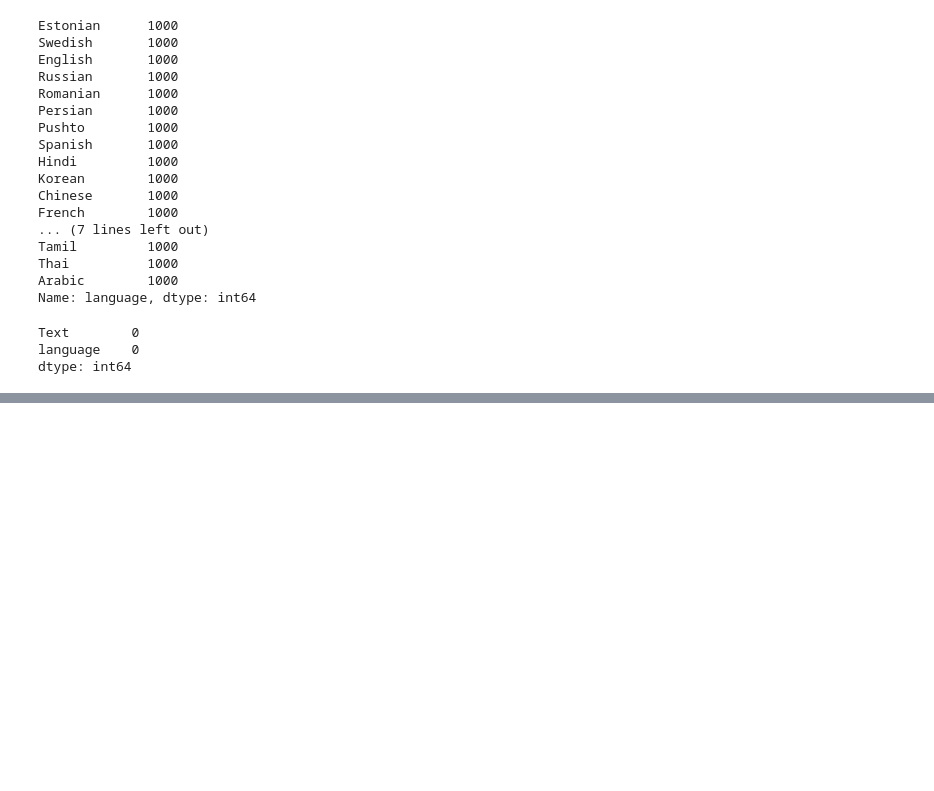
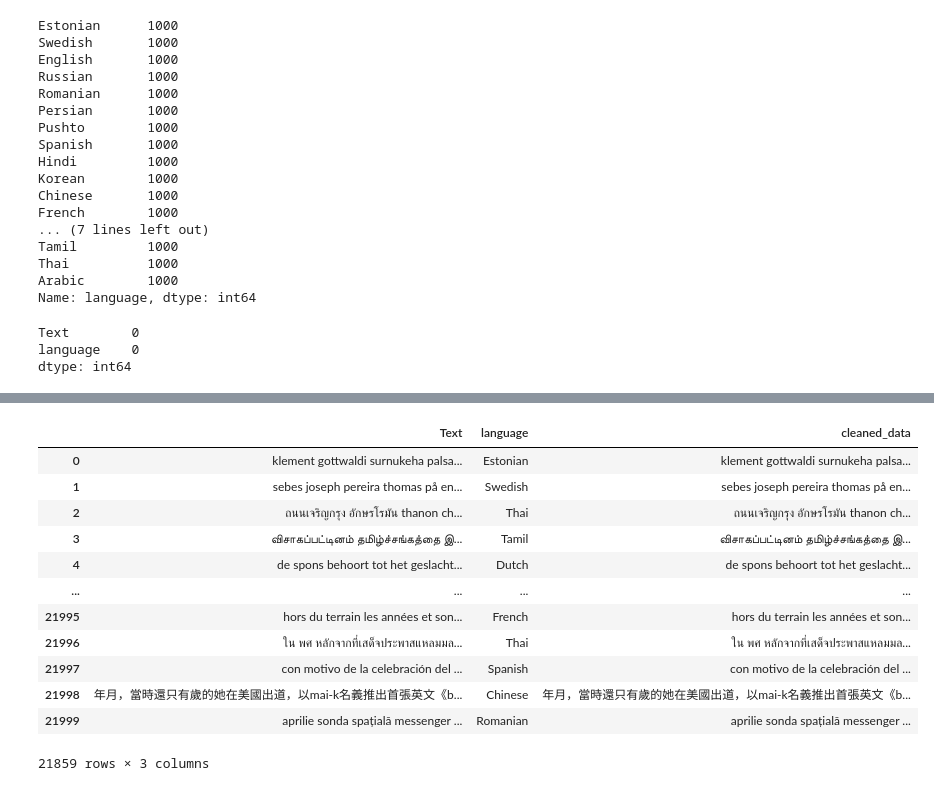
Before and after one commit to usman3721/Language-detector, a Jupyter notebook: main.ipynb, the cells around one changed output, grey strips where cells are left out. Saved outputs shown, nothing was run; the diff lists cells and outputs as text; code cells hidden in the pictures; blank space fills up the shorter version.

```diff
--- a/main.ipynb
+++ b/main.ipynb
@@ -62,6 +80,3 @@ df1.isnull().sum()
 Text        0
 language    0
 dtype: int64
-# %%
-x=np.array(df1["Text"])
-y=np.array(df1["language"])
@@ -188,0 +123,17 @@ result
+# %%
+data["cleaned_data"]=data["Text"].apply(lambda x:data_cleaner(x))
+data
+# %% [output]
+|  | Text | language | cleaned_data |
+| 0 | klement gottwaldi surnukeha palsa... | Estonian | klement gottwaldi surnukeha palsa... |
+| 1 | sebes joseph pereira thomas på en... | Swedish | sebes joseph pereira thomas på en... |
+| 2 | ถนนเจริญกรุง อักษรโรมัน thanon ch... | Thai | ถนนเจริญกรุง อักษรโรมัน thanon ch... |
+| 3 | விசாகப்பட்டினம் தமிழ்ச்சங்கத்தை இ... | Tamil | விசாகப்பட்டினம் தமிழ்ச்சங்கத்தை இ... |
+| 4 | de spons behoort tot het geslacht... | Dutch | de spons behoort tot het geslacht... |
+| ... | ... | ... | ... |
+| 21995 | hors du terrain les années et son... | French | hors du terrain les années et son... |
+| 21996 | ใน พศ หลักจากที่เสด็จประพาสแหลมมล... | Thai | ใน พศ หลักจากที่เสด็จประพาสแหลมมล... |
+| 21997 | con motivo de la celebración del ... | Spanish | con motivo de la celebración del ... |
+| 21998 | 年月，當時還只有歲的她在美國出道，以mai-k名義推出首張英文《b... | Chinese | 年月，當時還只有歲的她在美國出道，以mai-k名義推出首張英文《b... |
+| 21999 | aprilie sonda spațială messenger ... | Romanian | aprilie sonda spațială messenger ... |
+21859 rows × 3 columns
```
Also changed, not shown: parts of 48 cells of this notebook.
